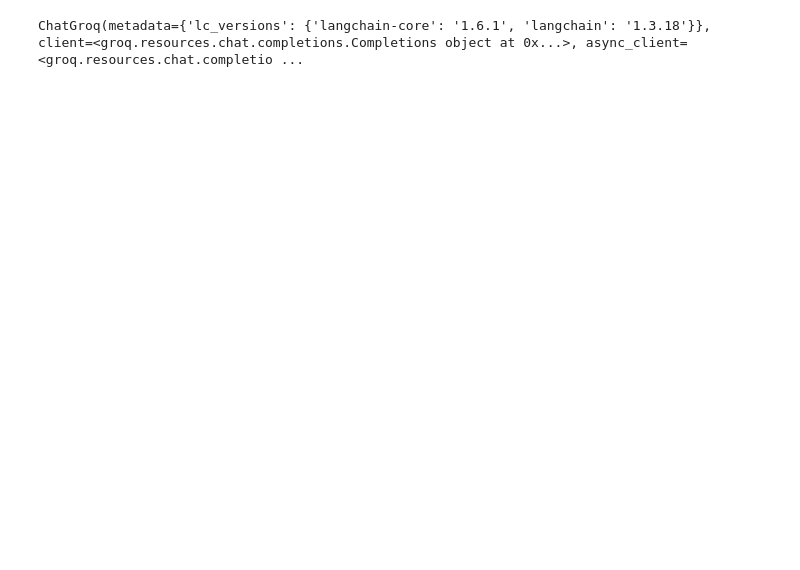
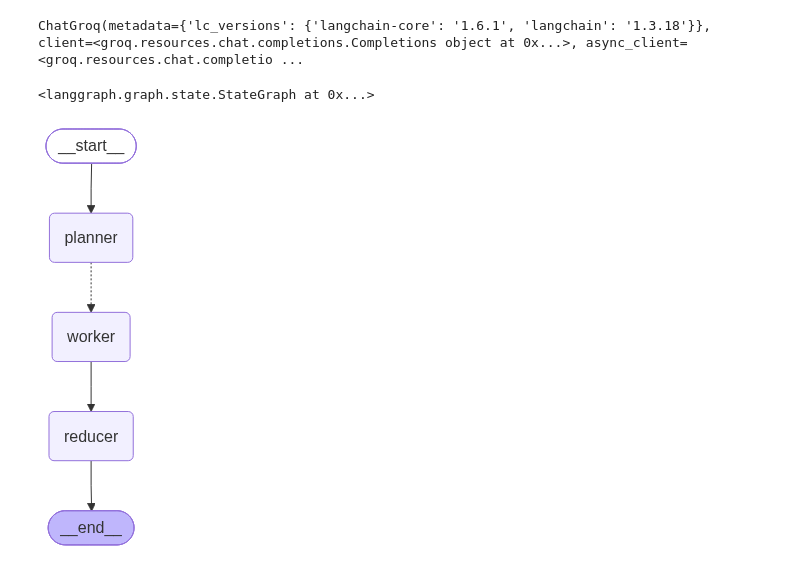
Before and after one commit to krishnaraipuria/Multi-Agent-Blog-Research-Generation-System, a Jupyter notebook: phase1.ipynb, the cells around one changed output. Cells and saved outputs as stored; diff of their text form; code cells hidden in the pictures; blank space fills up the shorter version.

```diff
--- a/phase1.ipynb
+++ b/phase1.ipynb
@@ -26,7 +26,7 @@ class State(TypedDict):
     sections:Annotated[List[str],operator.add]
     final:str
 # %%
-llm=ChatGroq(model="groq:openai/gpt-oss-20b")
+llm=ChatGroq(model="openai/gpt-oss-20b")
 # %%
 llm
 # %% [output]
@@ -45,14 +88,20 @@ def planner(state:State)->dict:
 # %%
 graph = StateGraph(State)
-graph.add_node("orchestrator", planner)
+graph.add_node("planner", planner)
 graph.add_node("worker", worker)
 graph.add_node("reducer", reducer)
+# %% [output]
+<langgraph.graph.state.StateGraph at 0x...>
 # %%
 graph.add_edge(START, "planner")
 graph.add_conditional_edges("planner", fanout, ["worker"])
 graph.add_edge("worker", "reducer")
 graph.add_edge("reducer", END)
 
-app = graph.compile()
-app
+
+app=graph.compile()
+
+app=graph
+# %% [output]
+[figure, added]
 # %%
```
Also changed, not shown: parts of 5 cells of this notebook, 4 other files.
